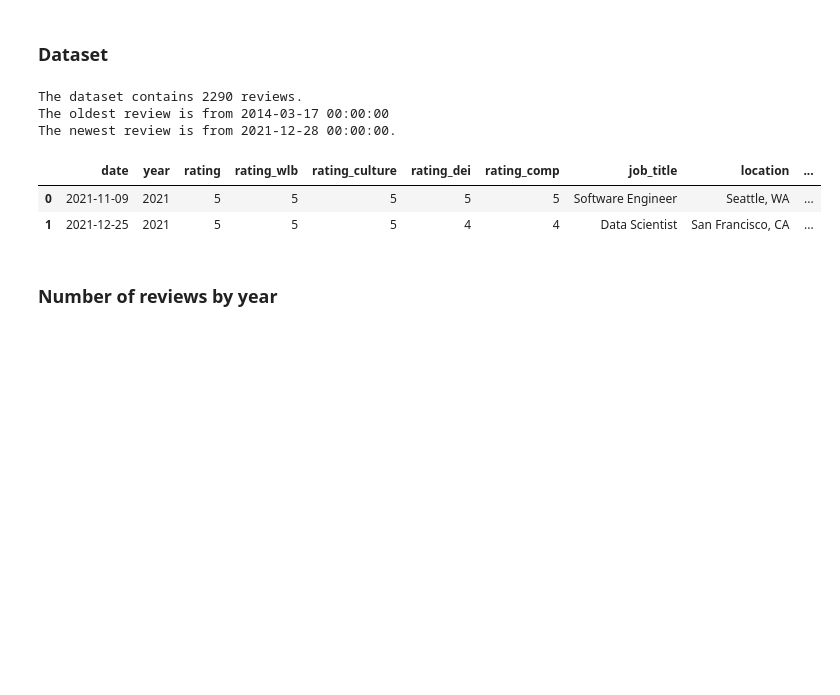
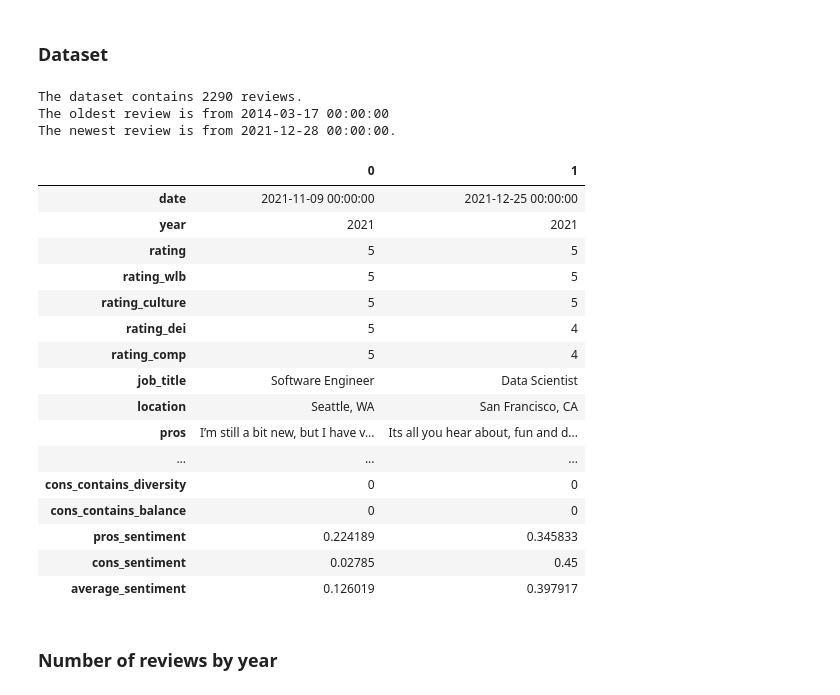
Before and after one commit to TiesdeKok/MAS_2022_textual_analysis, a Jupyter notebook: analyze_fb_reviews.ipynb, the cells around one changed output. Cells and saved outputs as stored; diff of their text form; code cells hidden in the pictures; blank space fills up the shorter version.

```diff
--- a/analyze_fb_reviews.ipynb
+++ b/analyze_fb_reviews.ipynb
@@ -41,14 +43,28 @@ review_df = pd.read_excel('facebook_review_dataset.xlsx')
 ### Dataset
 # %%
 print(f"The dataset contains {len(review_df)} reviews. \nThe oldest review is from {review_df['date'].min()} \nThe newest review is from {review_df['date'].max()}.")
-review_df.head(2)
+review_df.head(2).T
 # %% [output]
 The dataset contains 2290 reviews.
 The oldest review is from 2014-03-17 00:00:00
 The newest review is from 2021-12-28 00:00:00.
-|  | date | year | rating | rating_wlb | rating_culture | rating_dei | rating_comp | job_title | location | ... |
-| 0 | 2021-11-09 | 2021 | 5 | 5 | 5 | 5 | 5 | Software Engineer | Seattle, WA | ... |
-| 1 | 2021-12-25 | 2021 | 5 | 5 | 5 | 4 | 4 | Data Scientist | San Francisco, CA | ... |
+|  | 0 | 1 |
+| date | 2021-11-09 00:00:00 | 2021-12-25 00:00:00 |
+| year | 2021 | 2021 |
+| rating | 5 | 5 |
+| rating_wlb | 5 | 5 |
+| rating_culture | 5 | 5 |
+| rating_dei | 5 | 4 |
+| rating_comp | 5 | 4 |
+| job_title | Software Engineer | Data Scientist |
+| location | Seattle, WA | San Francisco, CA |
+| pros | I’m still a bit new, but I have v... | Its all you hear about, fun and d... |
+| ... | ... | ... |
+| cons_contains_diversity | 0 | 0 |
+| cons_contains_balance | 0 | 0 |
+| pros_sentiment | 0.224189 | 0.345833 |
+| cons_sentiment | 0.02785 | 0.45 |
+| average_sentiment | 0.126019 | 0.397917 |
 # %% [markdown]
 ### Number of reviews by year
 # %%
```
Also changed, not shown: parts of 24 cells of this notebook, 1 other file.
